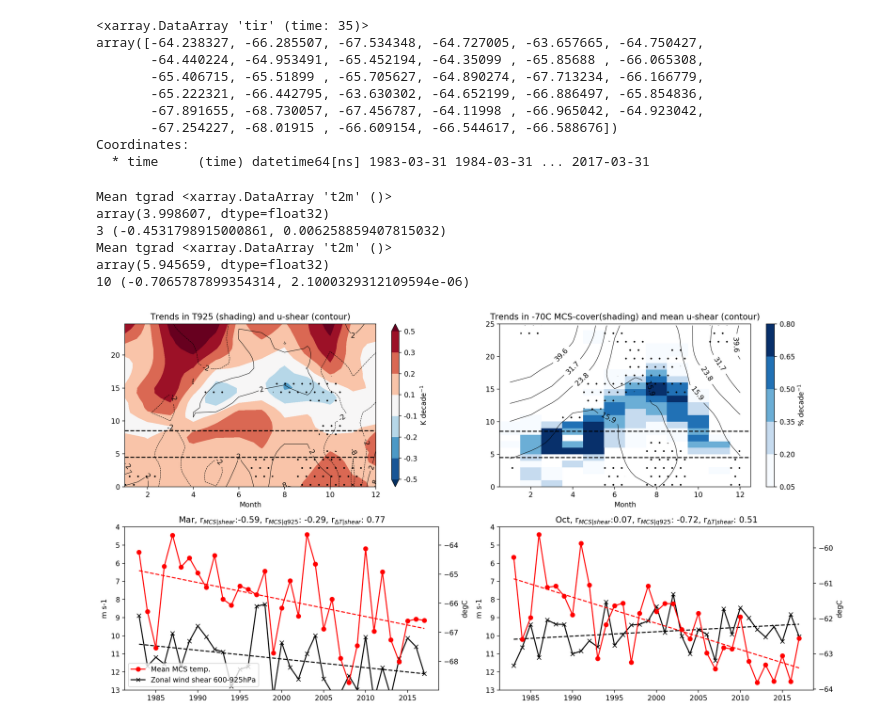
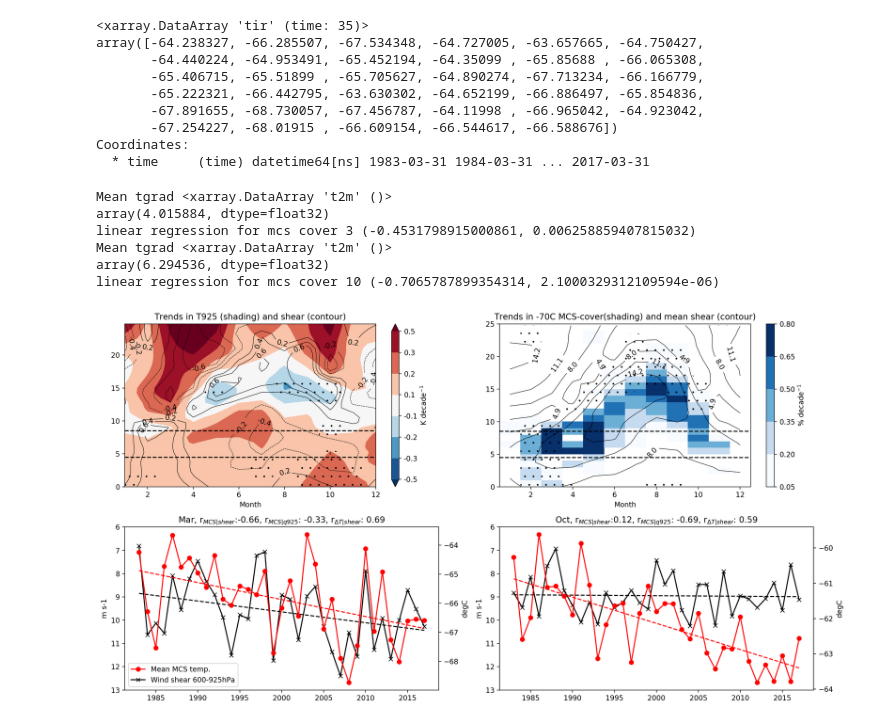
Before and after one commit to cornkle/proj_CEH, a Jupyter notebook: notebooks/CLOVER_OBS_fig1.ipynb, the cells around one changed output. Drawn from its saved outputs; the diff is of its cells as text; code cells hidden in the pictures.

```diff
--- a/notebooks/CLOVER_OBS_fig1.ipynb
+++ b/notebooks/CLOVER_OBS_fig1.ipynb
@@ -176,8 +176,8 @@ apply(linear_trend_lingress,nb_missing=10)*10*1000
 ttrend = era_trend['t'][era_trend['time.year']>1982].sel(level=925).squeeze().groupby('time.month'). \
 apply(linear_trend_lingress,nb_missing=10)*10
 
-shear_u = era_trend['u'][era_trend['time.year']>1982].sel(level=slice(200,925)).min(dim='level')-era_trend['u'].sel(level=slice(200,925)).max(dim='level')
-shear_v = era_trend['v'][era_trend['time.year']>1982].sel(level=slice(200,925)).min(dim='level')-era_trend['v'].sel(level=slice(200,925)).max(dim='level')
+shear_u = era_trend['u'][era_trend['time.year']>1982].sel(level=slice(600,925)).min(dim='level')-era_trend['u'].sel(level=slice(600,925)).max(dim='level')
+shear_v = era_trend['v'][era_trend['time.year']>1982].sel(level=slice(600,925)).min(dim='level')-era_trend['v'].sel(level=slice(600,925)).max(dim='level')
 ws_shear = u_met.u_v_to_ws_wd(shear_u.values, shear_v.values)
 shear = era_trend['u'][era_trend['time.year']>1982].sel(level=925)
 shear.name = 'shear'
@@ -449,8 +506,8 @@ strend_ns.transpose().shape
 # %% [output]
 (34, 12)
 # %%
-contour = {'x' : ttrend.month, 'y' : era_trend.latitude, 'data' : ((strend_ns.transpose().values)/shearmean.transpose().values)*100,
-           'levels' : np.array([-14,-8,-2,2,8,14]) , 'cmap' : 'viridis', 'colors' : 'k'} #[-0.5,-0.3,-0.1,0.1,0.3,0.5]
+contour = {'x' : ttrend.month, 'y' : era_trend.latitude, 'data' : strend_ns.transpose().values,  # /shearmean.transpose().values)*100
+           'levels' : [-0.6,-0.4,-0.2,0.2,0.4, 0.6] , 'cmap' : 'viridis', 'colors' : 'k'} #  [-0.5,-0.3,-0.1,0.1,0.3,0.5] np.array([-14,-8,-2,2,8,14])
 
 contour2 = {'x' : ttrend.month, 'y' : era_trend.latitude, 'data' : shearmean.transpose(),
            'levels' : np.linspace(np.min(shearmean),np.max(shearmean),6), 'cmap' : 'Greys', 'colors' : 'k'} #np.array([-0.75, -0.6, -0.45])*-1
@@ -513,9 +570,9 @@ if contour is not None:
     cs = ax.contour(contour['x'], contour['y'], contour['data'], levels=contour['levels'],
                     colors=contour['colors'] , linewidths=0.6)
 
-    plt.clabel(cs, inline=1, fontsize=10, fmt="%d")
+    plt.clabel(cs, inline=1, fontsize=10, fmt="%1.1f") #"%d"
 
-plt.title('Trends in T925 (shading) and u-shear (contour)')
+plt.title('Trends in T925 (shading) and shear (contour)')
 
 plt.hlines(4.5,1,12, linestyles='dashed', color='k')
 plt.hlines(8.5,1,12, linestyles='dashed', color='k')
@@ -546,7 +603,7 @@ plt.xlabel('Month')
 plt.contourf(ttrend.month, era_trend.latitude, mask_sig2, colors='none', hatches='.',
                  levels=[0.5, 1], linewidth=0.05)
 
-plt.title('Trends in -70C MCS-cover(shading) and mean u-shear (contour)')
+plt.title('Trends in -70C MCS-cover(shading) and mean shear (contour)')
 
 #ipdb.set_trace()
 # cs = ax.contour(np.arange(0.5,12,1), np.arange(0,25,1), mean.sel(lat=slice(0,25)), cmap='viridis' , levels=np.arange(0.5,4.5,1.5))
@@ -569,15 +626,15 @@ monthdic = calc_month(m)
 
 x = np.arange(0,len(monthdic[0]))
 rr = monthdic[4][0]
-ax.plot(monthdic[7].year, monthdic[0], 'x-', label='Zonal wind shear 600-925hPa', color='k')
+ax.plot(monthdic[7].year, monthdic[0], 'x-', label='Wind shear 600-925hPa', color='k')
 ax.plot(monthdic[7].year, monthdic[2] + x*monthdic[3], '--', color='k')
-ax.set_ylim(4,13)
+ax.set_ylim(6,13)
 ax.set_ylim(ax.get_ylim()[::-1])
 ax1 = ax.twinx()
 ax1.plot(monthdic[1]['time.year'],monthdic[1], 'o-', label='Mean MCS temp.', color='r')
 ax1.plot(monthdic[7].year, monthdic[8] + x*monthdic[9], '--', color='r')
 mcsline = lines.Line2D([],[], color='r', label='Mean MCS temp.', linestyle='solid', marker='o')
-shearline = lines.Line2D([],[], color='k', label='Zonal wind shear 600-925hPa', linestyle='solid', marker='x', markersize=5)
+shearline = lines.Line2D([],[], color='k', label='Wind shear 600-925hPa', linestyle='solid', marker='x', markersize=5)
 ax1.set_ylabel('degC')
 ax.set_ylabel('m s-1')
 
@@ -589,38 +646,39 @@ if m==3:
 #################################
 
 ax = f.add_subplot(224)  # this opens a new plot axis
 m = 10
 monthdic = calc_month(m)
 
 x = np.arange(0,len(monthdic[0]))
 rr = monthdic[4][0]
-ax.plot(monthdic[7].year, monthdic[0], 'x-', label='Zonal wind shear 600-925hPa', color='k')
+ax.plot(monthdic[7].year, monthdic[0], 'x-', label='Wind shear 600-925hPa', color='k')
 ax.plot(monthdic[7].year, monthdic[2] + x*monthdic[3], '--', color='k')
 #ax.set_ylim(-15,-5)
 
-ax.set_ylim(4,13)
+ax.set_ylim(6,13)
 ax.set_ylim(ax.get_ylim()[::-1])
 
 ax1 = ax.twinx()
 ax1.plot(monthdic[1]['time.year'],monthdic[1], 'o-', label='Mean MCS temp.', color='r')
 ax1.plot(monthdic[7].year, monthdic[8] + x*monthdic[9], '--', color='r')
 mcsline = lines.Line2D([],[], color='r', label='Mean MCS temp.', linestyle='solid', marker='o')
-shearline = lines.Line2D([],[], color='k', label='Zonal wind shear 600-925hPa', linestyle='solid', marker='x', markersize=5)
+shearline = lines.Line2D([],[], color='k', label='Wind shear 600-925hPa', linestyle='solid', marker='x', markersize=5)
 ax1.set_ylabel('degC')
 ax.set_ylabel('m s-1')
+
 
 ax.set_title(monthdic[5]+', r$_{MCS|shear}$:'+ str(np.round(rr, decimals=2)) +', r$_{MCS|q925}$: '
              + str(np.round(monthdic[6][0], decimals=2)) + ', r$_{\Delta T|shear}$'': ' + str(np.round(monthdic[10][0], decimals=2)))
 if m==3:
     ax.legend(handles=[mcsline, shearline], loc='lower left')
 
 plt.tight_layout()
 plt.savefig(cnst.network_data + 'figs/CLOVER/fig1.jpg')
 # %% [output]
 Mean tgrad <xarray.DataArray 't2m' ()>
-array(3.998607, dtype=float32)
-3 (-0.4531798915000861, 0.006258859407815032)
+array(4.015884, dtype=float32)
+linear regression for mcs cover 3 (-0.4531798915000861, 0.006258859407815032)
 Mean tgrad <xarray.DataArray 't2m' ()>
-array(5.945659, dtype=float32)
-10 (-0.7065787899354314, 2.1000329312109594e-06)
+array(6.294536, dtype=float32)
+linear regression for mcs cover 10 (-0.7065787899354314, 2.1000329312109594e-06)
-[figure, old version]
+[figure, new version]
```
Also changed, not shown: parts of 16 cells of this notebook, 5 other files.
